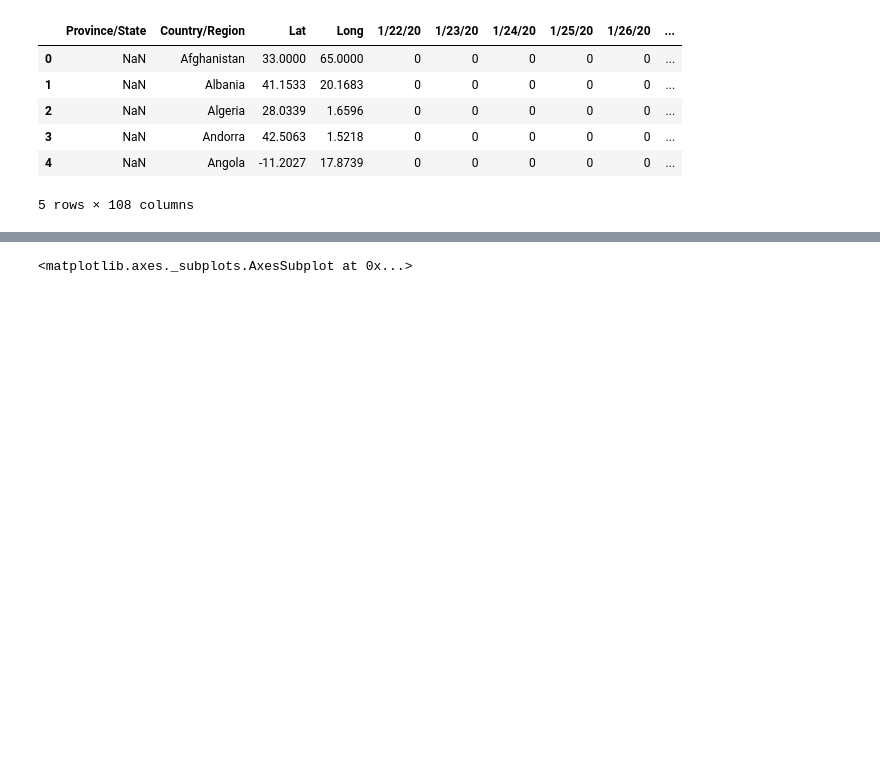
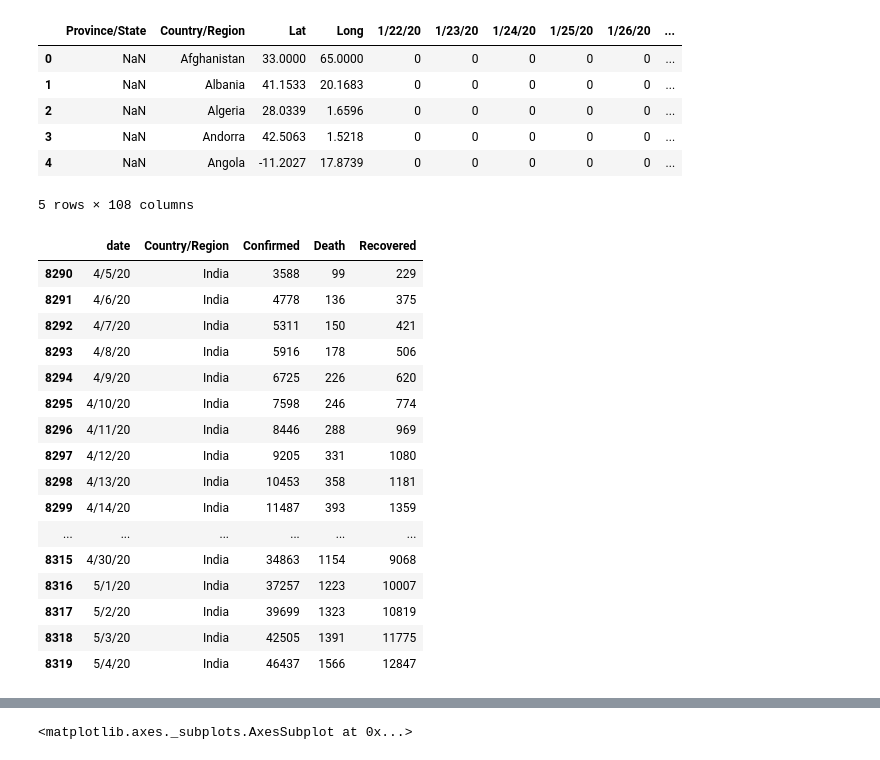
Before and after one commit to cchopade/coivd19_analysis, a Jupyter notebook: covid19_pandas.ipynb, the cells around one changed output, grey strips where cells are left out. Cells and saved outputs as stored; diff of their text form; code cells hidden in the pictures; blank space fills up the shorter version.

```diff
--- a/covid19_pandas.ipynb
+++ b/covid19_pandas.ipynb
@@ -239,6 +239,45 @@ df_death_con = df_deaths_ts.groupby(by='Country/Region').sum()
 df_confirmed_con = df_confirmed_con.transpose()
 df_recovered_con = df_recovered_con.transpose()
 df_death_con = df_death_con.transpose()
+# %%
+# melt data and meger confirmed, death and recovered time series into one dataframe
+
+# add date column to the data frame
+df_confirmed_con['date'] = df_confirmed_con.index
+df_death_con['date'] = df_death_con.index
+df_recovered_con['date'] = df_recovered_con.index
+
+# convert the data into long form in order to merge the data
+df_confirmed_long = df_confirmed_con.melt(id_vars=['date'],value_name='Confirmed')
+df_death_long = df_death_con.melt(id_vars=['date'],value_name='Death')
+df_recovered_long = df_recovered_con.melt(id_vars=['date'],value_name='Recovered')
+
+# merge the data
+full_table = df_confirmed_long.merge(right=df_death_long, how='left',
+                                     on=['Country/Region', 'date'])
+
+full_table = full_table.merge(right=df_recovered_long, how='left',
+                                     on=['Country/Region', 'date'])
+# %%
+full_table[full_table['Country/Region'] == 'India'].tail(30)
+# %% [output]
+|  | date | Country/Region | Confirmed | Death | Recovered |
+| 8290 | 4/5/20 | India | 3588 | 99 | 229 |
+| 8291 | 4/6/20 | India | 4778 | 136 | 375 |
+| 8292 | 4/7/20 | India | 5311 | 150 | 421 |
+| 8293 | 4/8/20 | India | 5916 | 178 | 506 |
+| 8294 | 4/9/20 | India | 6725 | 226 | 620 |
+| 8295 | 4/10/20 | India | 7598 | 246 | 774 |
+| 8296 | 4/11/20 | India | 8446 | 288 | 969 |
+| 8297 | 4/12/20 | India | 9205 | 331 | 1080 |
+| 8298 | 4/13/20 | India | 10453 | 358 | 1181 |
+| 8299 | 4/14/20 | India | 11487 | 393 | 1359 |
+| ... | ... | ... | ... | ... | ... |
+| 8315 | 4/30/20 | India | 34863 | 1154 | 9068 |
+| 8316 | 5/1/20 | India | 37257 | 1223 | 10007 |
+| 8317 | 5/2/20 | India | 39699 | 1323 | 10819 |
+| 8318 | 5/3/20 | India | 42505 | 1391 | 11775 |
+| 8319 | 5/4/20 | India | 46437 | 1566 | 12847 |
 # %% [markdown]
 ## Plot the curve
 
```
